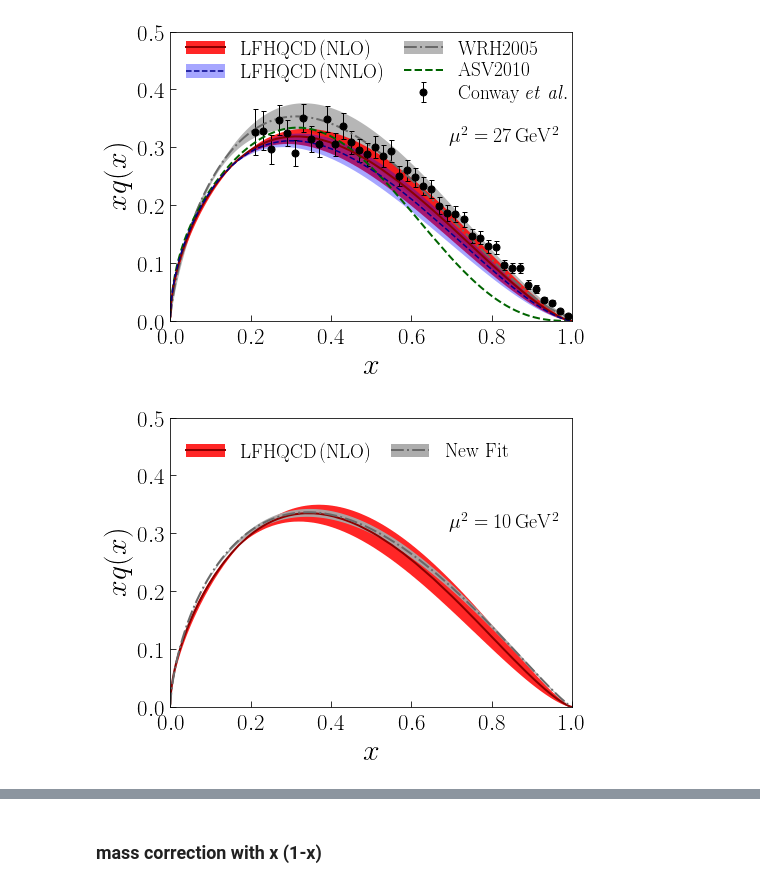
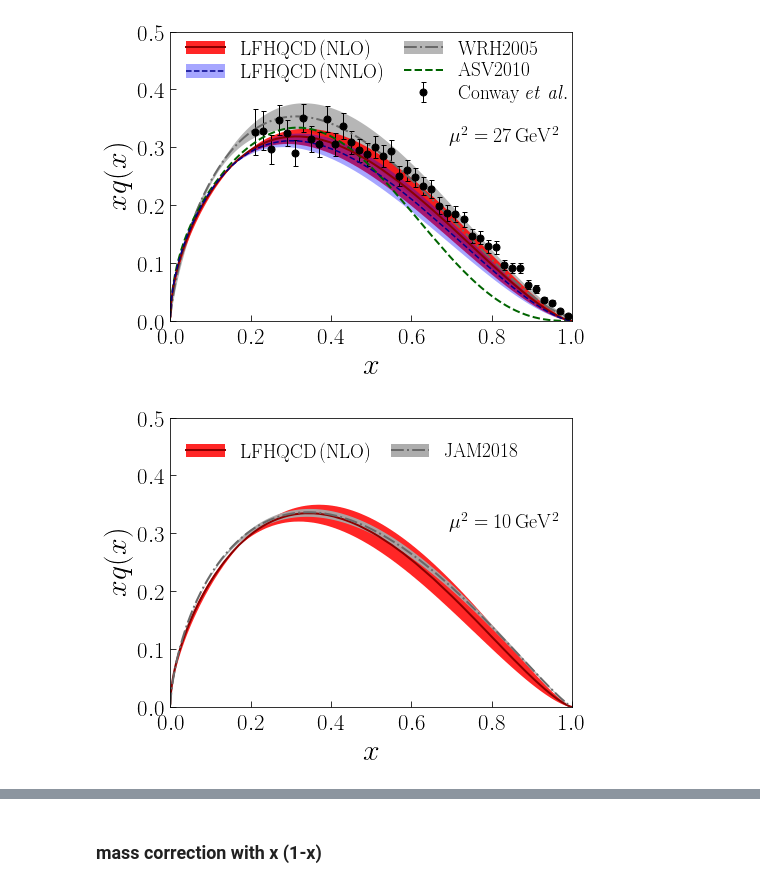
Before and after one commit to TianboLiu/LFHQCD, a Jupyter notebook: evolution/compare-pion.ipynb, the cells around one changed output, grey strips where cells are left out. Cells and saved outputs as stored; diff of their text form; code cells hidden in the pictures.

```diff
--- a/evolution/compare-pion.ipynb
+++ b/evolution/compare-pion.ipynb
@@ -274,32 +274,32 @@ d2=ax.plot(xf['pion NLO Q=3.16 central'][:,0].T, xf['pion NLO Q=3.16 central'][:
 d3=ax.fill_between(xf['pion NLO Q=3.16 central'][:,0].T,\
                (xf['pion NLO Q=3.16 central'][:,1]-((xf['pion NLO Q=3.16 shift1'][:,1]-xf['pion NLO Q=3.16 shift2'][:,1])**2+(xf['pion NLO Q=3.16 shift3'][:,1]-xf['pion NLO Q=3.16 shift4'][:,1])**2)**0.5/2).T,\
                (xf['pion NLO Q=3.16 central'][:,1]+((xf['pion NLO Q=3.16 shift1'][:,1]-xf['pion NLO Q=3.16 shift2'][:,1])**2+(xf['pion NLO Q=3.16 shift3'][:,1]-xf['pion NLO Q=3.16 shift4'][:,1])**2)**0.5/2).T,\
                color='red', alpha=0.85, linewidth=0, label=r'$\rm LFHQCD$')
 # plots
 d0=ax.plot(xf['pion parameterization new 3.16'][:,0], xf['pion parameterization new 3.16'][:,1],\
           color='dimgray', alpha=1, linewidth=2, ls='-.',)
 d1=ax.fill_between(xf['pion parameterization new 3.16'][:,0],\
                    xf['pion parameterization new 3.16'][:,1] - xf['pion parameterization new 3.16'][:,2],\
                    xf['pion parameterization new 3.16'][:,1] + xf['pion parameterization new 3.16'][:,3],\
                    color='darkgray', alpha=0.95, linewidth=0)
 #setting
 ax.set_xlabel(r'$x$',size=30)
 ax.set_ylabel(r'$xq(x)$',size=30)
 ax.set_xlim(0,1)
 ax.set_ylim(0.0,0.5)
 #ax.set_xscale('')
 ax.tick_params(axis='both', which='major', labelsize=23, direction='in', length=6, pad=6)
 #ax.set_xticks([0.0,0.2,0.4,0.6,0.8,1.0])
 #ax.set_yticks([0.0,0.1,0.2,0.3,0.4,0.5,0.6,0.7,0.8])
 ax.text(0.83,0.62,r'$\rm \mu^2=10\,GeV^2$',horizontalalignment='center',transform=ax.transAxes,size=20)
 #ax.text(0.20,0.85,r'$\rm \mu^2=27\,GeV^2$',horizontalalignment='center',transform=ax.transAxes,size=20)
 #ax.text(0.10,0.70,r'$w(x)=x^{1-x}e^{-a(1-x)^2}$',horizontalalignment='left',transform=ax.transAxes,size=20)
 L=[(d3, d2[0]), (d1, d0[0])]
-H=[r'$\rm LFHQCD\,(NLO)$', r'$\rm New~Fit$']
+H=[r'$\rm LFHQCD\,(NLO)$', r'$\rm JAM2018$']
 ax.legend(L, H, fontsize=19.3, frameon=False, labelspacing=0.23, loc=(0.02,0.82), ncol=2, columnspacing=1)
 
 
 py.tight_layout()
 py.savefig('results/pion-new.pdf')
 # %% [output]
-[figure, old version]
+[figure, new version]
```
Also changed, not shown: parts of 1 cell of this notebook, 5 other files.
